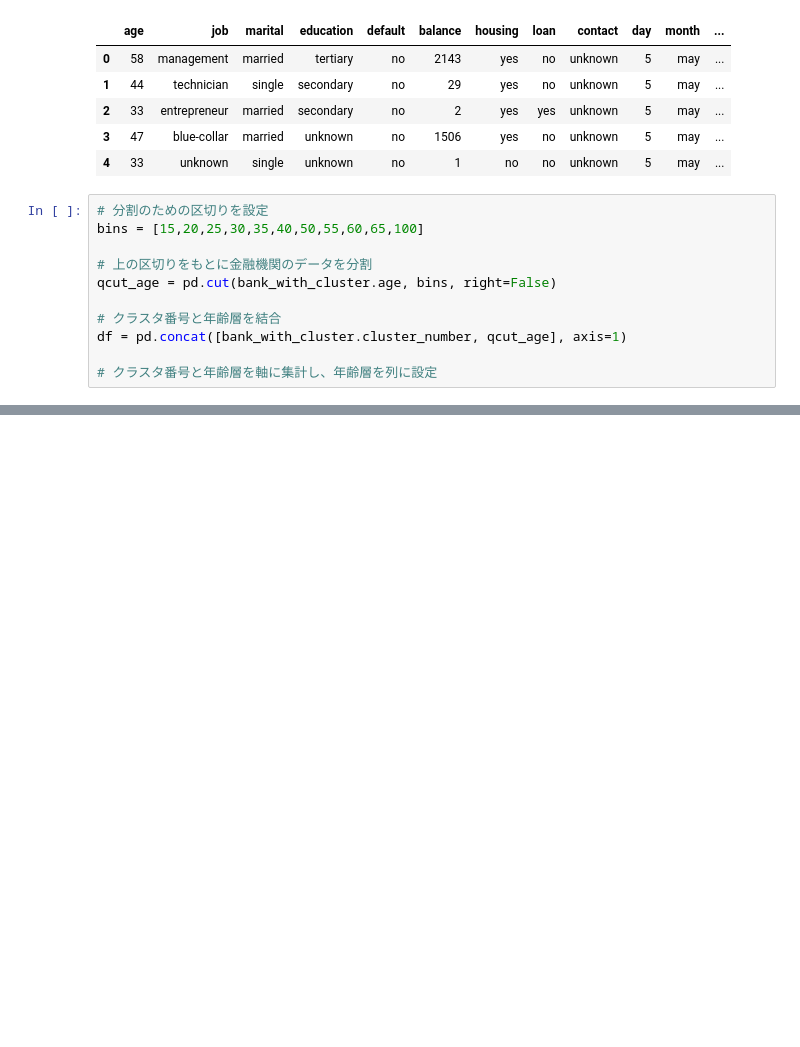
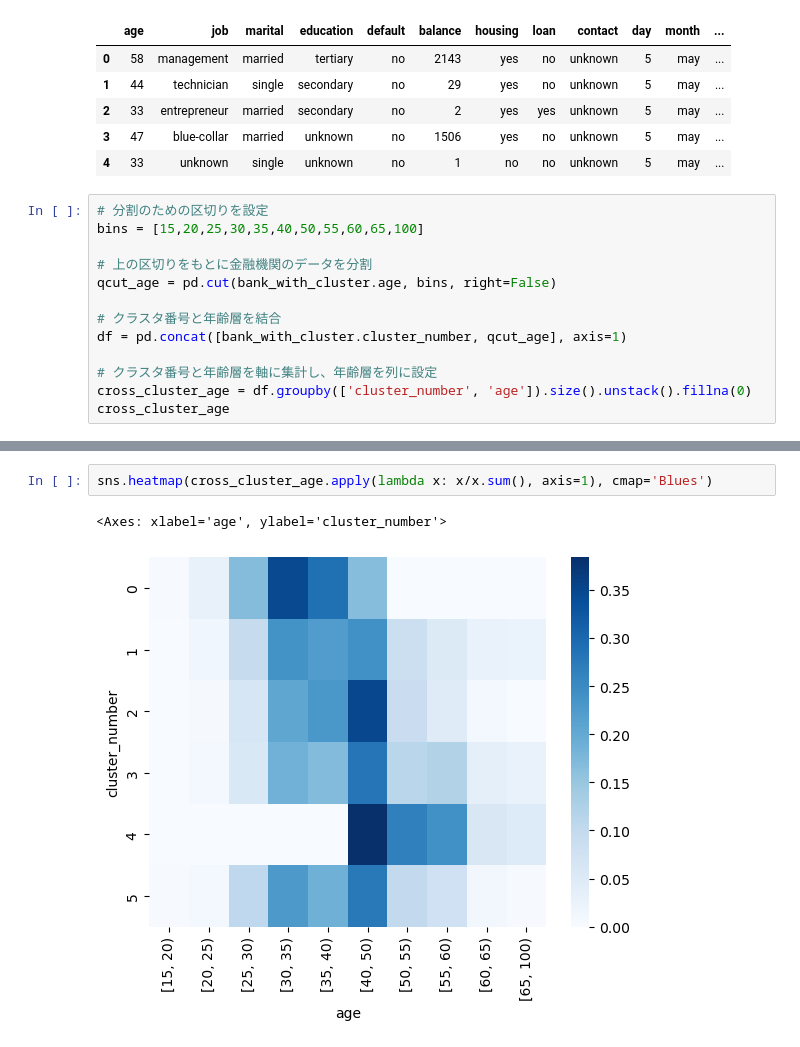
Before and after one commit to RentoYabuki06/ut_datascience_ikusei_kouza, a Jupyter notebook: chapter09/ch09.ipynb, the cells around one changed output, grey strips where cells are left out. Saved outputs shown, nothing was run; the diff lists cells and outputs as text; blank space fills up the shorter version.

```diff
--- a/chapter09/ch09.ipynb
+++ b/chapter09/ch09.ipynb
@@ -215,3 +215,5 @@ qcut_age = pd.cut(bank_with_cluster.age, bins, right=False)
 df = pd.concat([bank_with_cluster.cluster_number, qcut_age], axis=1)
 
 # クラスタ番号と年齢層を軸に集計し、年齢層を列に設定
+cross_cluster_age = df.groupby(['cluster_number', 'age']).size().unstack().fillna(0)
+cross_cluster_age
@@ -217,0 +246,5 @@ df = pd.concat([bank_with_cluster.cluster_number, qcut_age], axis=1)
+# %%
+sns.heatmap(cross_cluster_age.apply(lambda x: x/x.sum(), axis=1), cmap='Blues')
+# %% [output]
+<Axes: xlabel='age', ylabel='cluster_number'>
+[figure, added]
```
Also changed, not shown: parts of 36 cells of this notebook, 2 other files.
